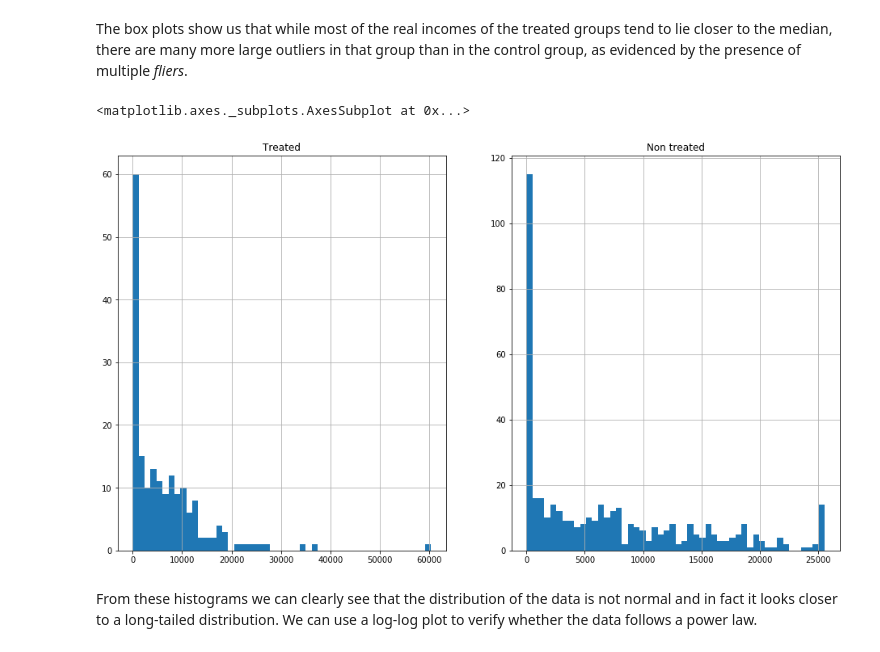
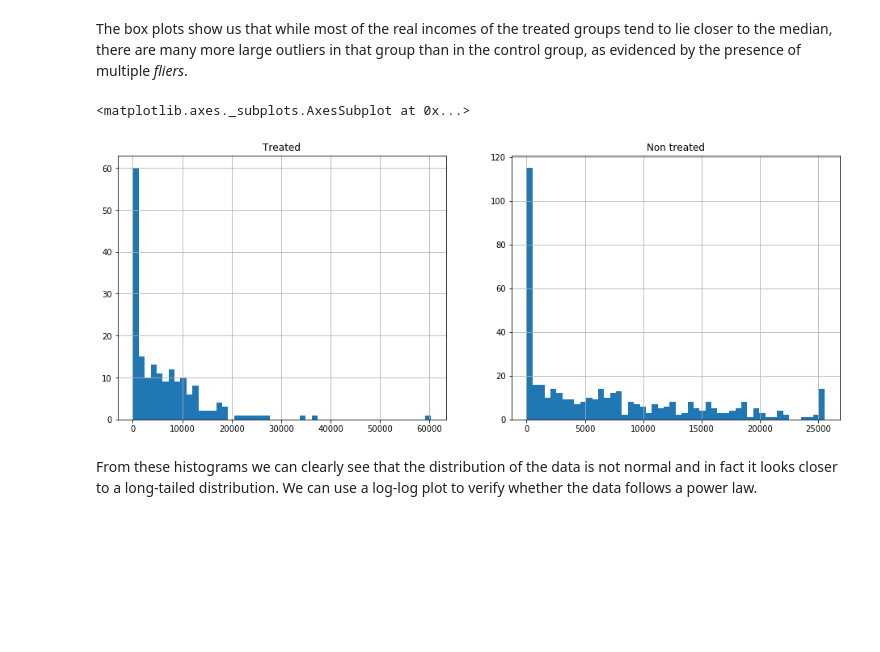
Before and after one commit to justcho5/ADA, a Jupyter notebook: 04 - Applied ML/Homework04.ipynb, the cells around one changed output. Drawn from its saved outputs; the diff is of its cells as text; code cells hidden in the pictures; blank space fills up the shorter version.

```diff
--- a/04 - Applied ML/Homework04.ipynb
+++ b/04 - Applied ML/Homework04.ipynb
@@ -182,16 +187,16 @@ non_treated[['re78']].boxplot(vert=False, ax=ax2, showfliers=True)
 The box plots show us that while most of the real incomes of the treated groups tend to lie closer to the median, there are many more large outliers in that group than in the control group, as evidenced by the presence of multiple _fliers_.
 # %%
 # histogram of salary for employed people in the two groups
-fig = plt.figure(figsize=(16,9))
+fig = plt.figure(figsize=(16,6))
 ax = plt.subplot(121)
 ax.set_title('Treated')
 treated.re78.hist(ax=ax, bins=50)
 ax = plt.subplot(122)
 ax.set_title('Non treated')
 non_treated.re78.hist(ax=ax, bins=50)
 # %% [output]
 <matplotlib.axes._subplots.AxesSubplot at 0x...>
-[figure, old version]
+[figure, new version]
 # %% [markdown]
 From these histograms we can clearly see that the distribution of the data is not normal and in fact it looks closer to a long-tailed distribution. We can use a log-log plot to verify whether the data follows a power law.
 # %%
```
Also changed, not shown: parts of 22 cells of this notebook.
